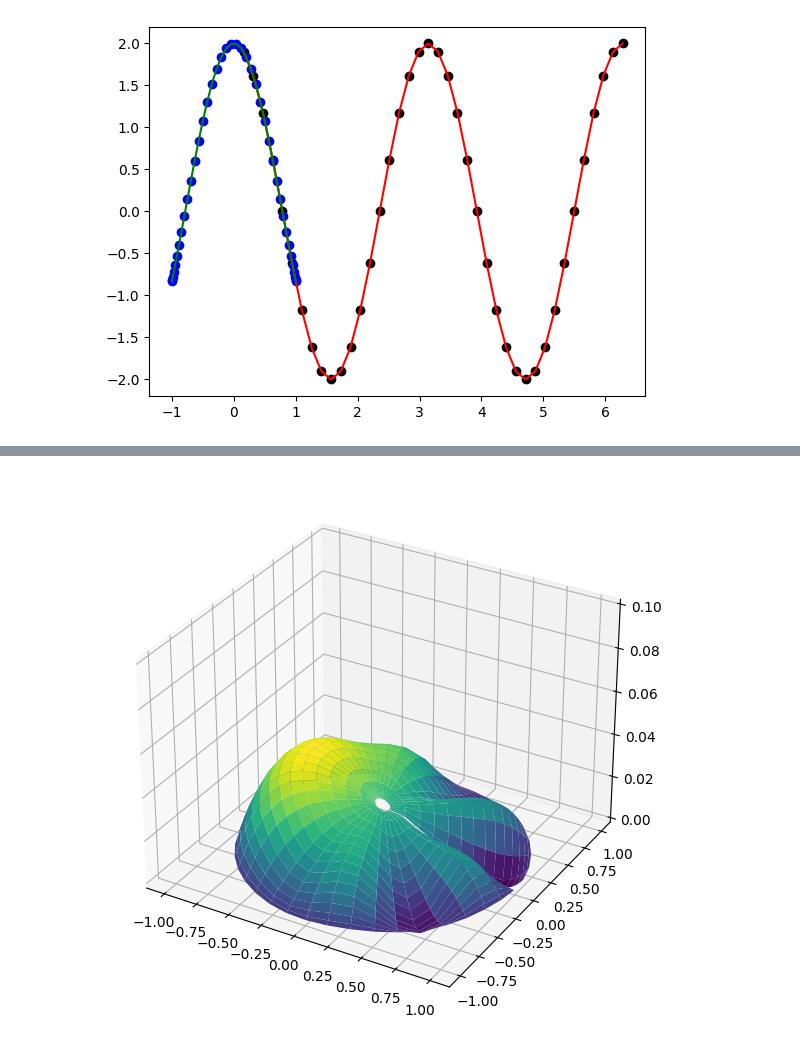
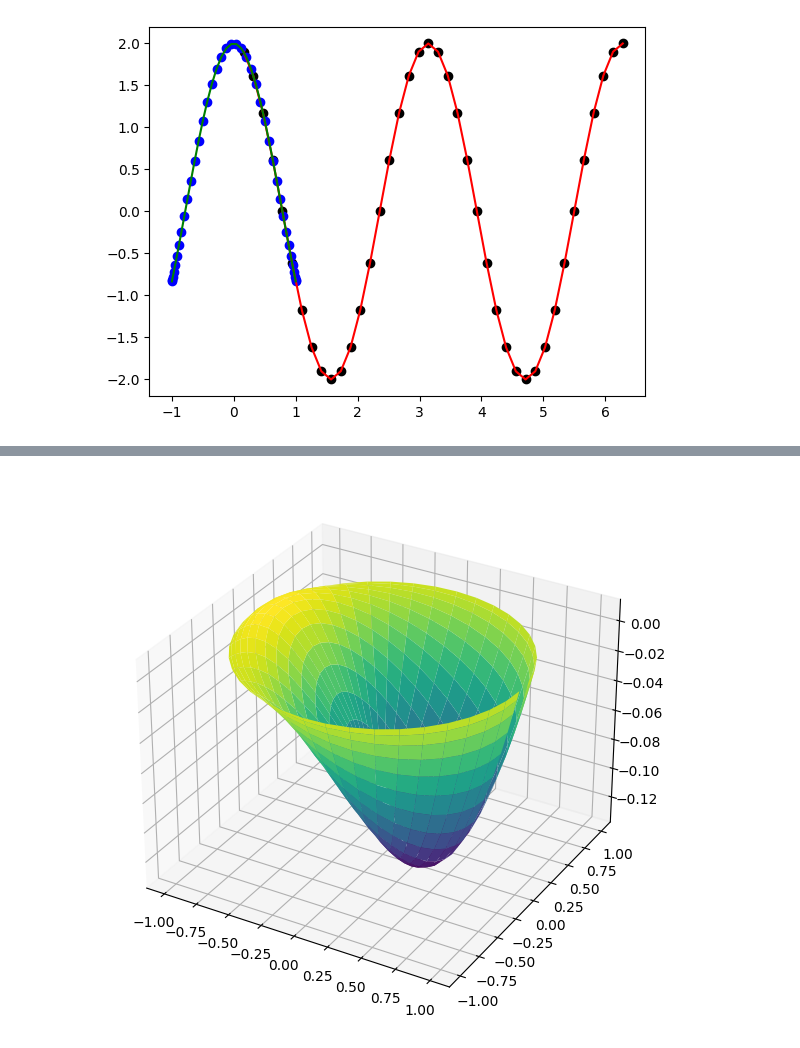
Before and after one commit to KsymenaPoradzisz/General_Relativity, a Jupyter notebook: test.ipynb, the cells around one changed output, grey strips where cells are left out. Saved outputs shown, nothing was run; the diff lists cells and outputs as text; code cells hidden in the pictures.

Commit message:
Test Laplacian functionalities

```diff
--- a/test.ipynb
+++ b/test.ipynb
@@ -46,9 +78,9 @@ plt.show()
 # use trick with mirroring radial grid - requires modification to differentiation matrix
 NR, NTheta = 32, 40
 dimR = NR-2
-# r = Ch.Grid(NR, mode="cheb").grid[NR//2:-1]
-r = Ch.Grid(NR, mode="cheb").grid[1:NR//2]
-t = Ch.Grid(NTheta, mode="uni").grid
+# r = Grid(NR, mode="cheb").grid[NR//2:-1]
+r = Grid(NR, mode="cheb").grid[1:NR//2]
+t = Grid(NTheta, mode="uni").grid
 D = Div.DR2(NR).matrix[1:-1, 1:-1]
 E = Div.DR(NR).matrix[1:-1, 1:-1]
 T = Div.DTheta2(NTheta).matrix
@@ -59,35 +91,36 @@ R = np.diag(1/r)
 d1, d2 = D[:dimR//2, :dimR//2], D[:dimR//2, dimR//2:]
 e1, e2 = E[:dimR//2, :dimR//2], E[:dimR//2, dimR//2:]
 
 diagId = Data.DiagId(NTheta).matrix
 antiDiagId = Data.AntiDiagId(NTheta).matrix
 
 operator = np.kron(d1 + (R @ e1), diagId) + np.kron(d2 + (R @ e2), antiDiagId) + np.kron(R @ R, T)
 
 # ------------------------------------------
 # Automated approach via blockSymmetrize function (abstracts away extracting blocks from differentiation matrices)
 
 D = Div.DR2(NR).matrix
 DBlock = Div.blockSymmetrize(D, NTheta)
 
-R = np.diag(1/(Ch.Grid(NR).grid[:NR//2]))
+R = np.diag(1/(Grid(NR).grid[:NR//2]))
 E = Div.DR(NR).matrix
 RE = np.kron(np.identity(2), R) @ E
 EBlock = Div.blockSymmetrize(RE, NTheta)
 R = R[1:, 1:]
 
 operator = DBlock + EBlock + np.kron(R @ R, T)
-operator = Div.Laplacian(Ch.Grid(NR), Ch.Grid(NTheta, mode='uni') , mode="polar2D").matrix
+operator = Div.Laplacian(Grid(NR), Grid(NTheta, mode='uni') , mode="polar2D").matrix
 # ------------------------------------------
 
-source = np.kron(-1*r*r, np.sin(t/2)**4) + np.kron(np.ones(len(r)), np.sin(6*t) * np.cos(t/2)**2)
+# source = np.kron(-1*r*r, np.sin(t/2)**4) + np.kron(np.ones(len(r)), np.sin(6*t) * np.cos(t/2)**2)
+source = np.kron(-1*r*r, np.sin(t/2)**4) + np.kron(np.ones(len(r)), np.cos(t/2)**2)
 sol = np.linalg.solve(operator, source)
 
 # print("Operator Rank: ", np.linalg.matrix_rank(operator))
 
 
 # Create the mesh in polar coordinates and compute corresponding Z.
 plotter = Plotting.PolarPlotter()
-plotter.plot(r, t, sol, colormap='viridis', zrange=(0, 0.1))  # r, t, sol are 1D vectors, plotter handles reshaping
+plotter.plot(r, t, sol, colormap='viridis', zrange=(None, None))  # r, t, sol are 1D vectors, plotter handles reshaping
 # %% [output]
-[figure, old version]
+[figure, new version]
```
Also changed, not shown: parts of 5 cells of this notebook, 2 other files.
